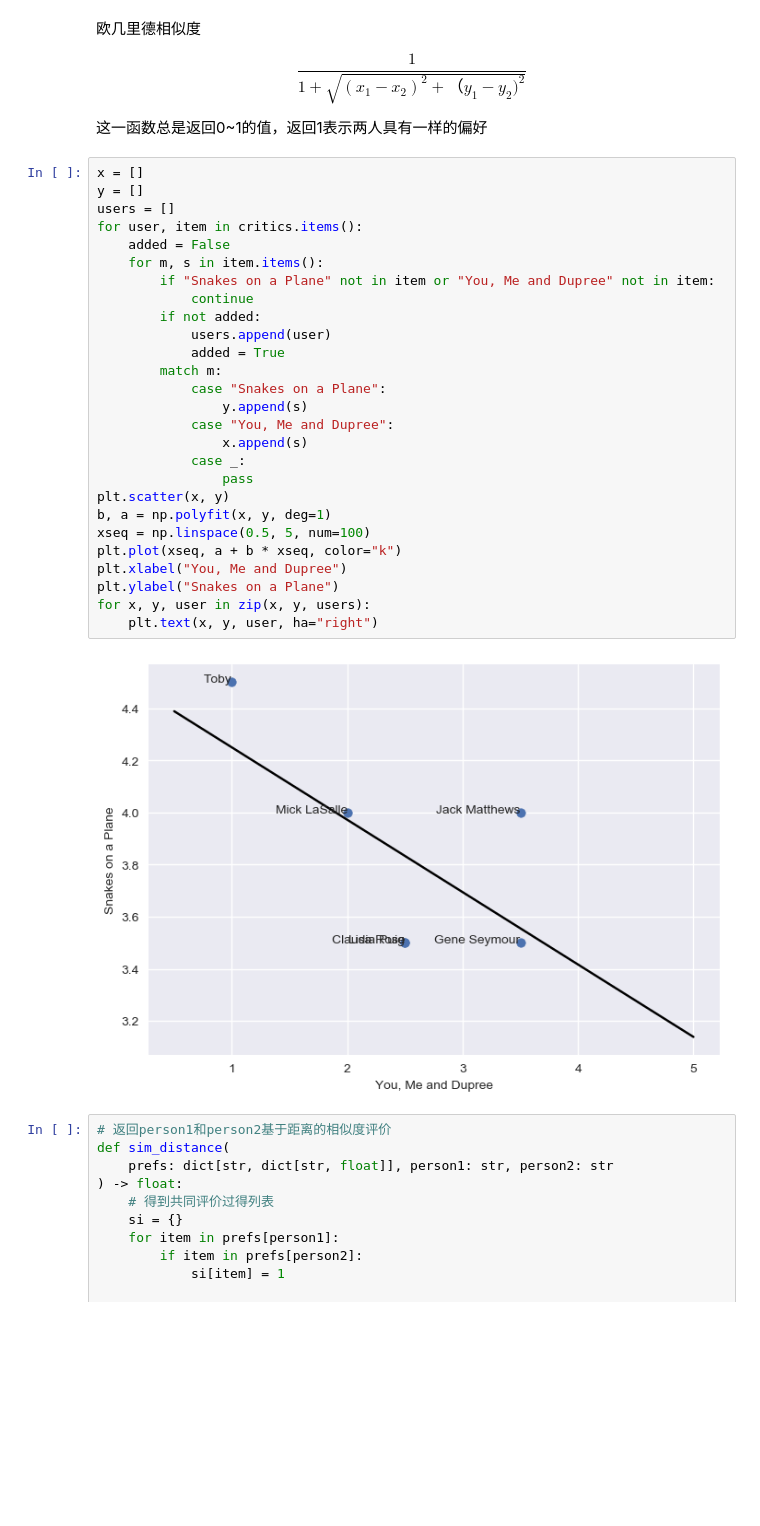
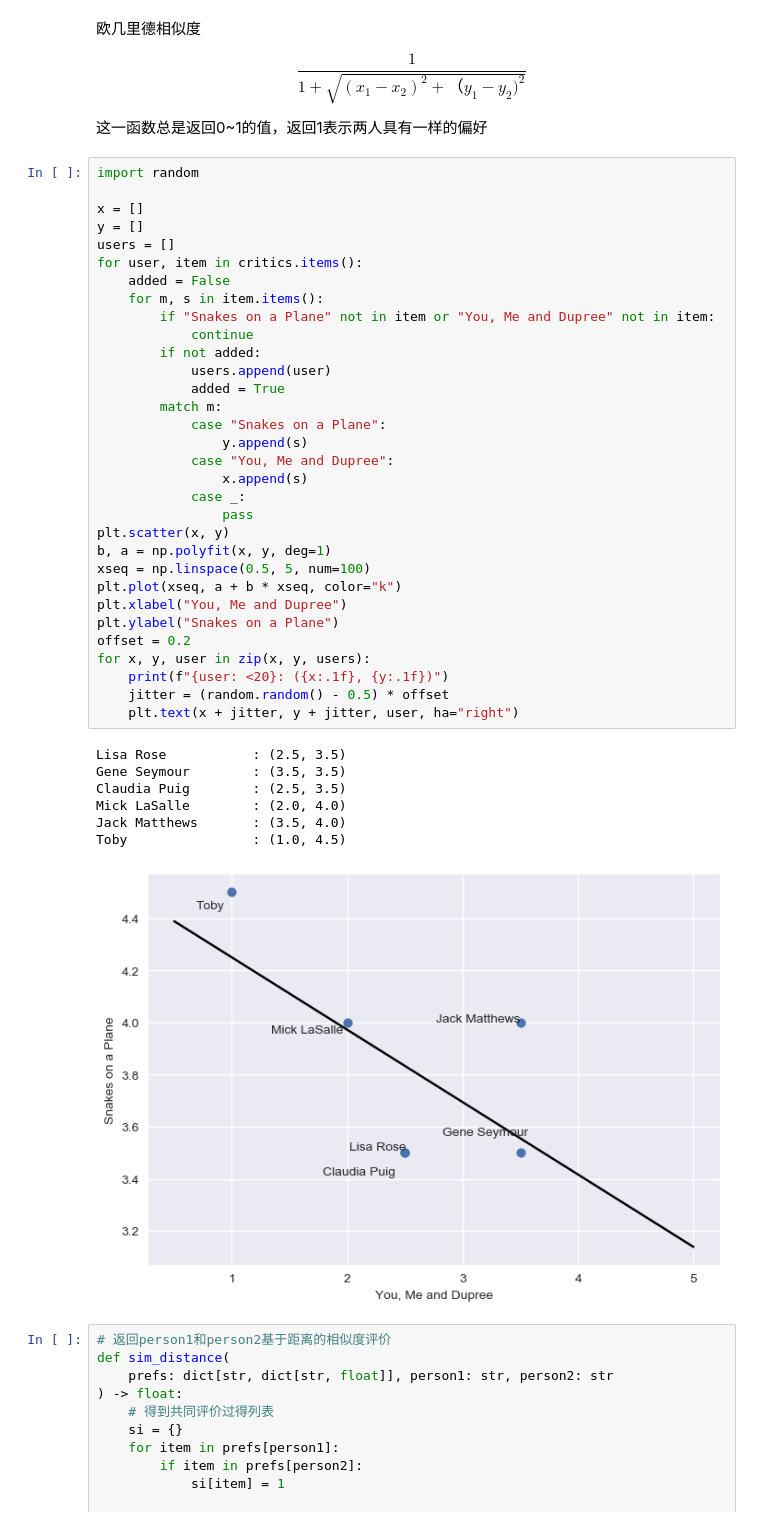
Before and after one commit to naosense/pci, a Jupyter notebook: chapter02/recommendations.ipynb, the cells around one changed output. Drawn from its saved outputs; the diff is of its cells as text; blank space fills up the shorter version.

Commit message:
print score

```diff
--- a/chapter02/recommendations.ipynb
+++ b/chapter02/recommendations.ipynb
@@ -84,34 +84,45 @@ $$\frac{1}{1 + \sqrt{(x_1 - x_2)^2 + （y_1 - y_2)^2}}$$
 
 这一函数总是返回0~1的值，返回1表示两人具有一样的偏好
 # %%
+import random
+
 x = []
 y = []
 users = []
 for user, item in critics.items():
     added = False
     for m, s in item.items():
         if "Snakes on a Plane" not in item or "You, Me and Dupree" not in item:
             continue
         if not added:
             users.append(user)
             added = True
         match m:
             case "Snakes on a Plane":
                 y.append(s)
             case "You, Me and Dupree":
                 x.append(s)
             case _:
                 pass
 plt.scatter(x, y)
 b, a = np.polyfit(x, y, deg=1)
 xseq = np.linspace(0.5, 5, num=100)
 plt.plot(xseq, a + b * xseq, color="k")
 plt.xlabel("You, Me and Dupree")
 plt.ylabel("Snakes on a Plane")
+offset = 0.2
 for x, y, user in zip(x, y, users):
-    plt.text(x, y, user, ha="right")
+    print(f"{user: <20}: ({x:.1f}, {y:.1f})")
+    jitter = (random.random() - 0.5) * offset
+    plt.text(x + jitter, y + jitter, user, ha="right")
 # %% [output]
+Lisa Rose           : (2.5, 3.5)
+Gene Seymour        : (3.5, 3.5)
+Claudia Puig        : (2.5, 3.5)
+Mick LaSalle        : (2.0, 4.0)
+Jack Matthews       : (3.5, 4.0)
+Toby                : (1.0, 4.5)
-[figure, old version]
+[figure, new version]
 # %%
 # 返回person1和person2基于距离的相似度评价
 def sim_distance(
```
